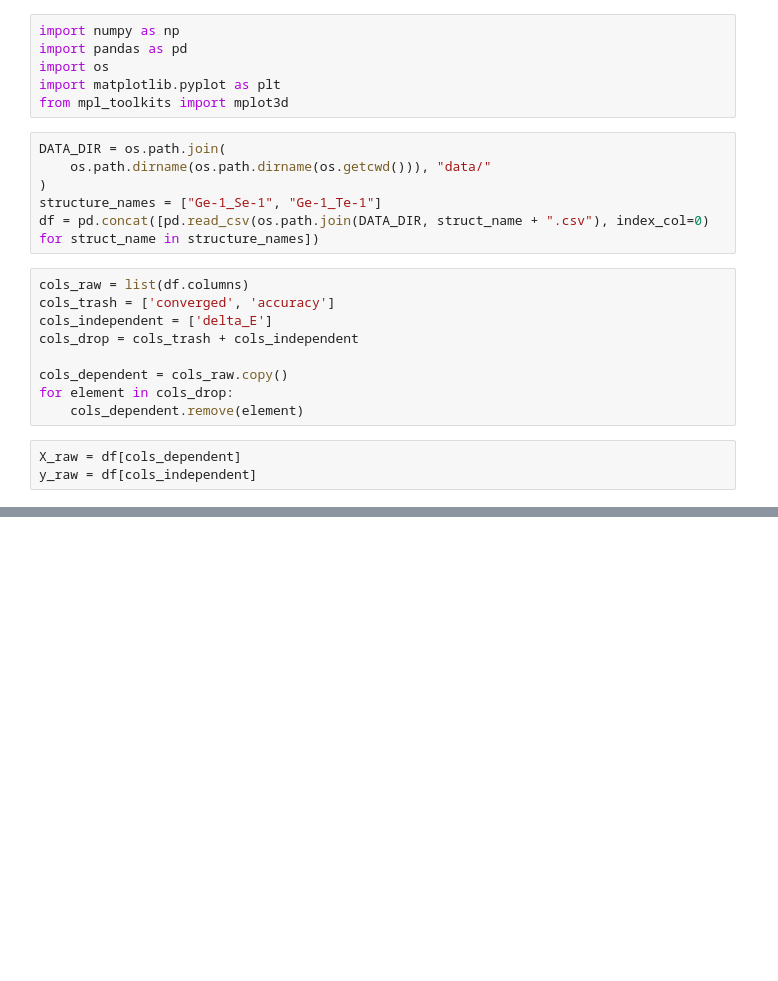
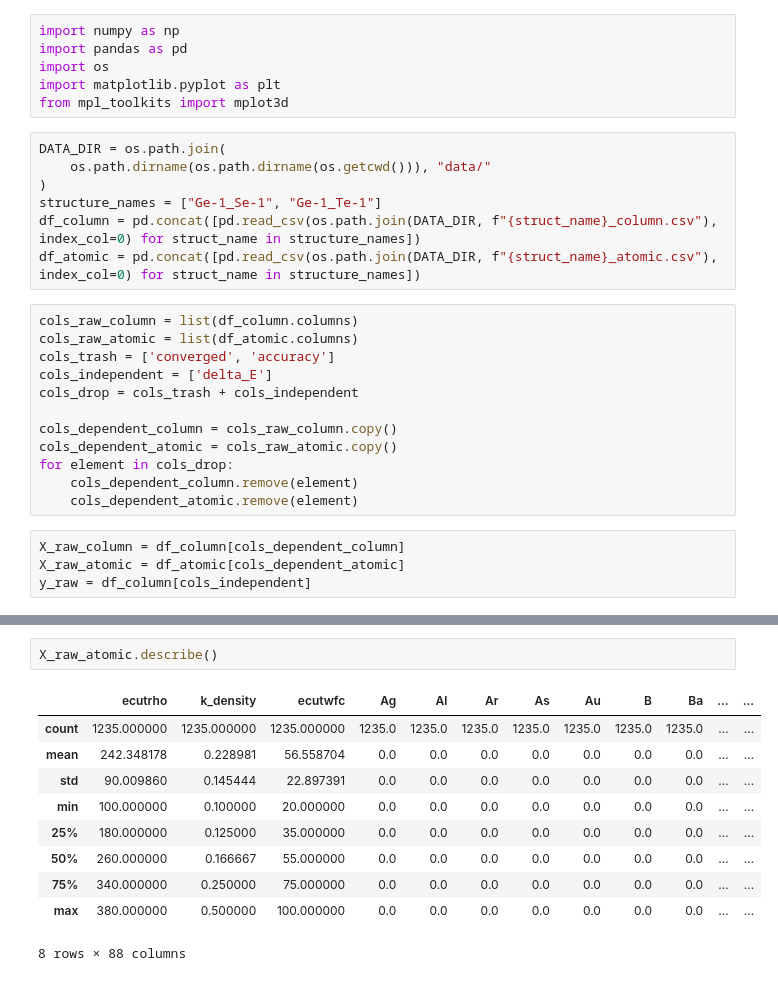
Before and after one commit to CS-433/ml-project-2-aiidalearn, a Jupyter notebook: code/eda/eda_toy_data.ipynb, the cells around one changed output, grey strips where cells are left out. Saved outputs shown, nothing was run; the diff lists cells and outputs as text; blank space fills up the shorter version.

```diff
--- a/code/eda/eda_toy_data.ipynb
+++ b/code/eda/eda_toy_data.ipynb
@@ -9,17 +9,22 @@ DATA_DIR = os.path.join(
     os.path.dirname(os.path.dirname(os.getcwd())), "data/"
 )
 structure_names = ["Ge-1_Se-1", "Ge-1_Te-1"]
-df = pd.concat([pd.read_csv(os.path.join(DATA_DIR, struct_name + ".csv"), index_col=0) for struct_name in structure_names])
+df_column = pd.concat([pd.read_csv(os.path.join(DATA_DIR, f"{struct_name}_column.csv"), index_col=0) for struct_name in structure_names])
+df_atomic = pd.concat([pd.read_csv(os.path.join(DATA_DIR, f"{struct_name}_atomic.csv"), index_col=0) for struct_name in structure_names])
 # %%
-cols_raw = list(df.columns)
+cols_raw_column = list(df_column.columns)
+cols_raw_atomic = list(df_atomic.columns)
 cols_trash = ['converged', 'accuracy']
 cols_independent = ['delta_E']
 cols_drop = cols_trash + cols_independent
 
-cols_dependent = cols_raw.copy()
+cols_dependent_column = cols_raw_column.copy()
+cols_dependent_atomic = cols_raw_atomic.copy()
 for element in cols_drop:
-    cols_dependent.remove(element)
+    cols_dependent_column.remove(element)
+    cols_dependent_atomic.remove(element)
 # %%
-X_raw = df[cols_dependent]
-y_raw = df[cols_independent]
+X_raw_column = df_column[cols_dependent_column]
+X_raw_atomic = df_atomic[cols_dependent_atomic]
+y_raw = df_column[cols_independent]
 # %%
@@ -35,5 +40,18 @@ X_raw.describe()
 | 75% | 340.000000 | 0.250000 | 75.000000 | 0.0 | 0.0 | 0.0 | 0.0 | 0.0 | 0.0 | 0.0 | ... | ... |
 | max | 380.000000 | 0.500000 | 100.000000 | 0.0 | 0.0 | 0.0 | 0.0 | 0.0 | 0.0 | 0.0 | ... | ... |
 8 rows × 21 columns
+# %%
+X_raw_atomic.describe()
+# %% [output]
+|  | ecutrho | k_density | ecutwfc | Ag | Al | Ar | As | Au | B | Ba | ... | ... |
+| count | 1235.000000 | 1235.000000 | 1235.000000 | 1235.0 | 1235.0 | 1235.0 | 1235.0 | 1235.0 | 1235.0 | 1235.0 | ... | ... |
+| mean | 242.348178 | 0.228981 | 56.558704 | 0.0 | 0.0 | 0.0 | 0.0 | 0.0 | 0.0 | 0.0 | ... | ... |
+| std | 90.009860 | 0.145444 | 22.897391 | 0.0 | 0.0 | 0.0 | 0.0 | 0.0 | 0.0 | 0.0 | ... | ... |
+| min | 100.000000 | 0.100000 | 20.000000 | 0.0 | 0.0 | 0.0 | 0.0 | 0.0 | 0.0 | 0.0 | ... | ... |
+| 25% | 180.000000 | 0.125000 | 35.000000 | 0.0 | 0.0 | 0.0 | 0.0 | 0.0 | 0.0 | 0.0 | ... | ... |
+| 50% | 260.000000 | 0.166667 | 55.000000 | 0.0 | 0.0 | 0.0 | 0.0 | 0.0 | 0.0 | 0.0 | ... | ... |
+| 75% | 340.000000 | 0.250000 | 75.000000 | 0.0 | 0.0 | 0.0 | 0.0 | 0.0 | 0.0 | 0.0 | ... | ... |
+| max | 380.000000 | 0.500000 | 100.000000 | 0.0 | 0.0 | 0.0 | 0.0 | 0.0 | 0.0 | 0.0 | ... | ... |
+8 rows × 88 columns
 # %%
 fig, ax = plt.subplots(1,3,figsize=(12,4), sharey=True, squeeze=True)
```
Also changed, not shown: parts of 14 cells of this notebook, 9 other files.
